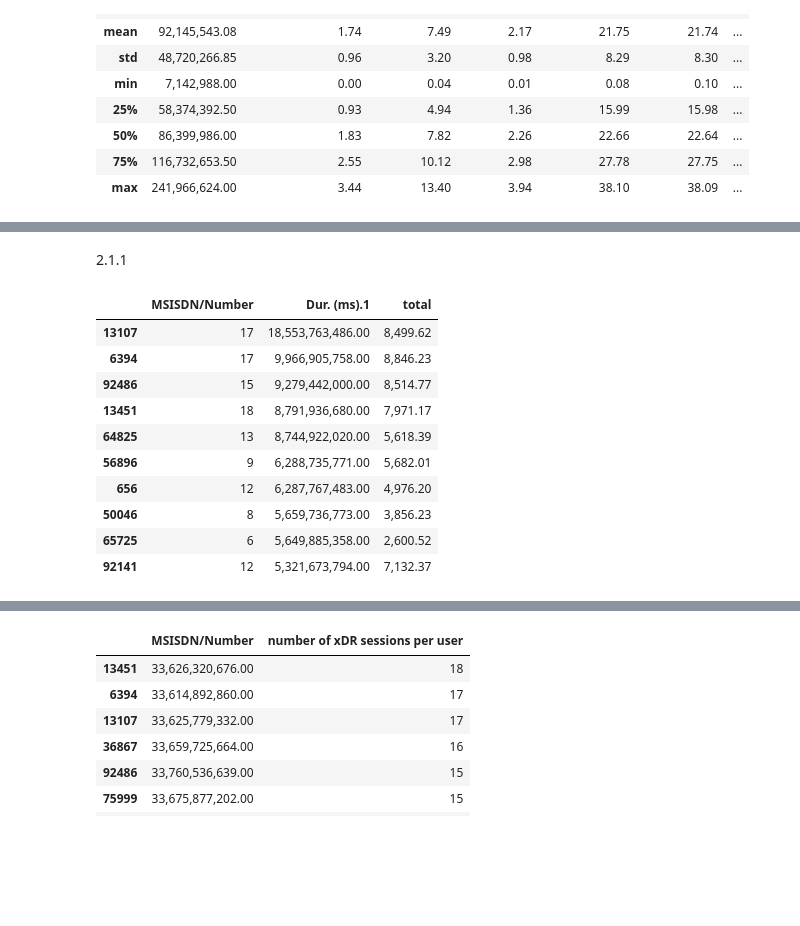
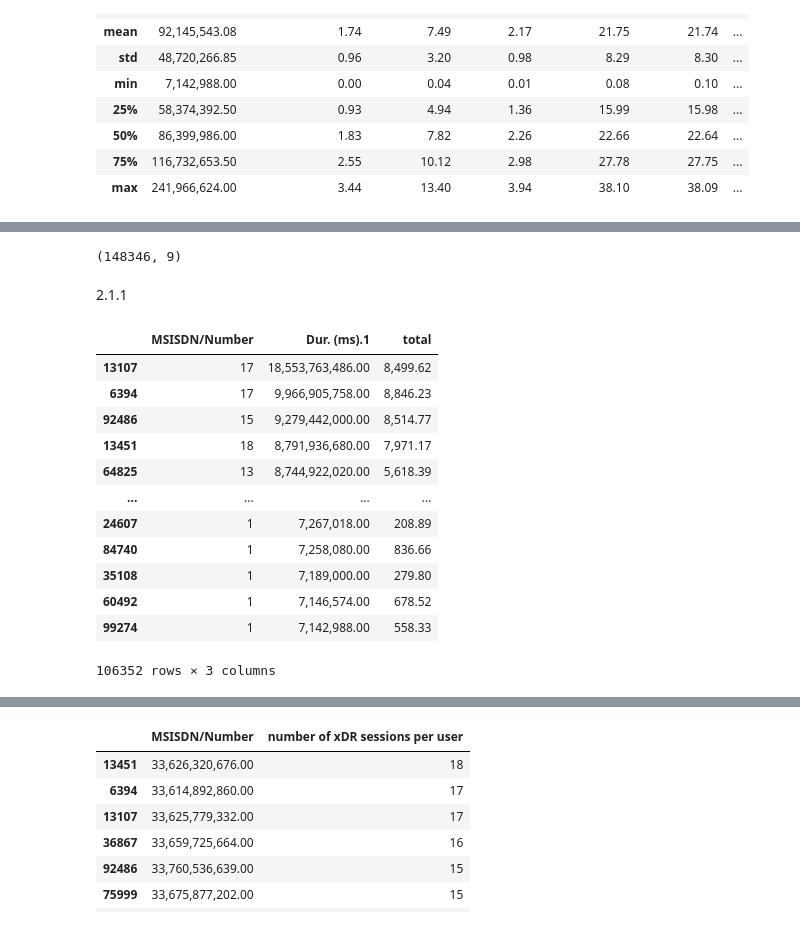
Before and after one commit to joluoch/Telecom_analysis, a Jupyter notebook: notebooks/Task 2.ipynb, the cells around one changed output, grey strips where cells are left out. Drawn from its saved outputs; the diff is of its cells as text; code cells hidden in the pictures; blank space fills up the shorter version.

```diff
--- a/notebooks/Task 2.ipynb
+++ b/notebooks/Task 2.ipynb
@@ -213,19 +270,25 @@ tel_qual.describe()
+# %%
+tel_qual.shape
+# %% [output]
+(148346, 9)
 # %% [markdown]
 2.1.1
 # %%
-engagement_metric=tel.groupby('MSISDN/Number', as_index=False).agg({'MSISDN/Number':'count',"Dur. (ms).1": "sum",'total':'sum'}).sort_values('Dur. (ms).1', ascending= False)[:10]
+engagement_metric=tel.groupby('MSISDN/Number', as_index=False).agg({'MSISDN/Number':'count',"Dur. (ms).1": "sum",'total':'sum'}).sort_values('Dur. (ms).1', ascending= False)
 engagement_metric
 # %% [output]
 |  | MSISDN/Number | Dur. (ms).1 | total |
 | 13107 | 17 | 18,553,763,486.00 | 8,499.62 |
 | 6394 | 17 | 9,966,905,758.00 | 8,846.23 |
 | 92486 | 15 | 9,279,442,000.00 | 8,514.77 |
 | 13451 | 18 | 8,791,936,680.00 | 7,971.17 |
 | 64825 | 13 | 8,744,922,020.00 | 5,618.39 |
-| 56896 | 9 | 6,288,735,771.00 | 5,682.01 |
-| 656 | 12 | 6,287,767,483.00 | 4,976.20 |
-| 50046 | 8 | 5,659,736,773.00 | 3,856.23 |
-| 65725 | 6 | 5,649,885,358.00 | 2,600.52 |
-| 92141 | 12 | 5,321,673,794.00 | 7,132.37 |
+| ... | ... | ... | ... |
+| 24607 | 1 | 7,267,018.00 | 208.89 |
+| 84740 | 1 | 7,258,080.00 | 836.66 |
+| 35108 | 1 | 7,189,000.00 | 279.80 |
+| 60492 | 1 | 7,146,574.00 | 678.52 |
+| 99274 | 1 | 7,142,988.00 | 558.33 |
+106352 rows × 3 columns
 # %%
 engagement_metric.rename(columns = {'MSISDN/Number':'sessions_frequency'}, inplace = True)
```
Also changed, not shown: parts of 22 cells of this notebook, 2 other files.
